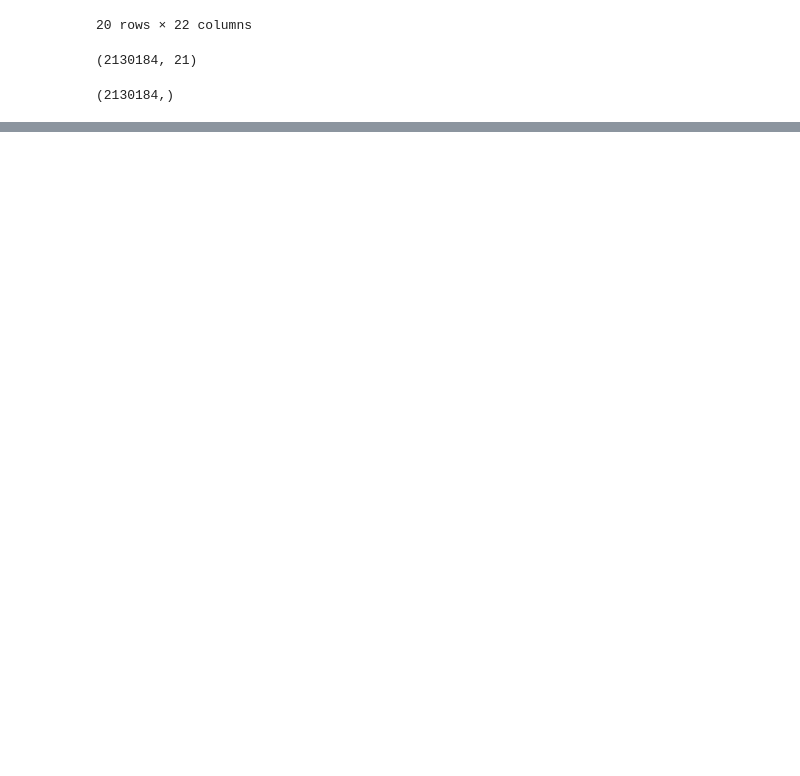
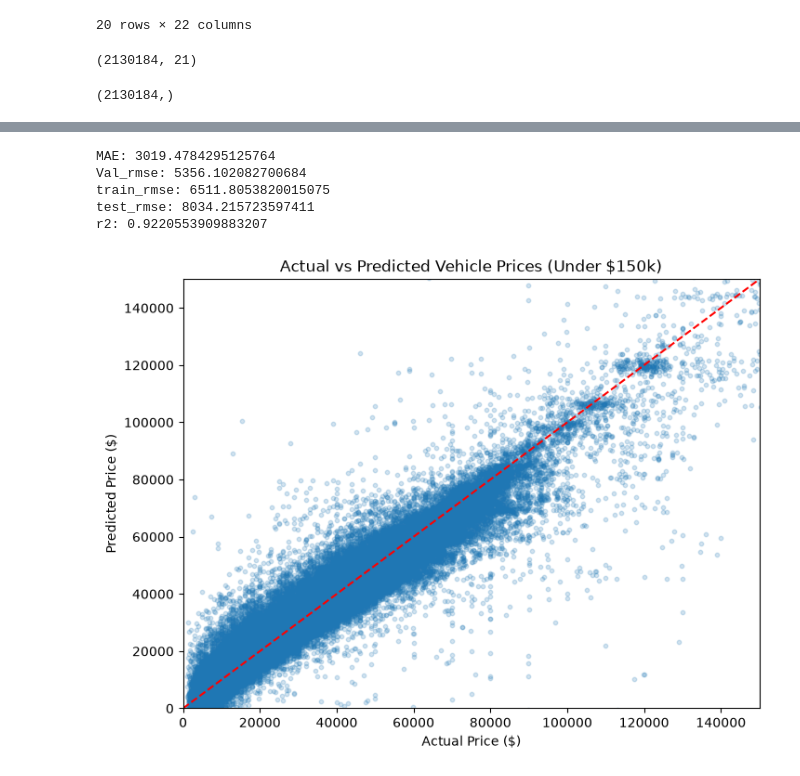
Before and after one commit to CaseyKiiza2026/vehicle-valuation-platform, a Jupyter notebook: notebooks/other_model.ipynb, the cells around one changed output, grey strips where cells are left out. Drawn from its saved outputs; the diff is of its cells as text; code cells hidden in the pictures; blank space fills up the shorter version.

```diff
--- a/notebooks/other_model.ipynb
+++ b/notebooks/other_model.ipynb
@@ -1147,0 +1226,5 @@ y_train.shape
+# %%
+bad_val_indices = [908532, 908527]
+
+X_val = X_val.drop(bad_val_indices)
+y_val = y_val.drop(bad_val_indices)
@@ -1147,0 +1278,41 @@ y_train.shape
+# %%
+mae = mean_absolute_error(y_val,y_pred)
+val_rmse = np.sqrt(mean_squared_error(y_val,y_pred))
+train_rmse = np.sqrt(mean_squared_error(y_train, y_prediction))
+test_rmse = np.sqrt(mean_squared_error(y_test, t_prediction))
+r2 = r2_score(y_val, y_pred)
+
+
+print("MAE:", mae)
+print("Val_rmse:", val_rmse)
+print("train_rmse:",train_rmse)
+print("test_rmse:",test_rmse)
+print("r2:", r2)
+# %% [output]
+MAE: 3019.4784295125764
+Val_rmse: 5356.102082700684
+train_rmse: 6511.8053820015075
+test_rmse: 8034.215723597411
+r2: 0.9220553909883207
+# %%
+plt.figure(figsize=(8, 6))
+
+plt.scatter(y_val, y_pred, alpha=0.2, s=10)
+
+plt.plot(
+    [0, 150000],
+    [0, 150000],
+    linestyle="--",
+    color="red"
+)
+
+plt.xlim(0, 150000)
+plt.ylim(0, 150000)
+
+plt.xlabel("Actual Price ($)")
+plt.ylabel("Predicted Price ($)")
+plt.title("Actual vs Predicted Vehicle Prices (Under $150k)")
+
+plt.show()
+# %% [output]
+[figure, added]
```
Also changed, not shown: parts of 42 cells of this notebook.
